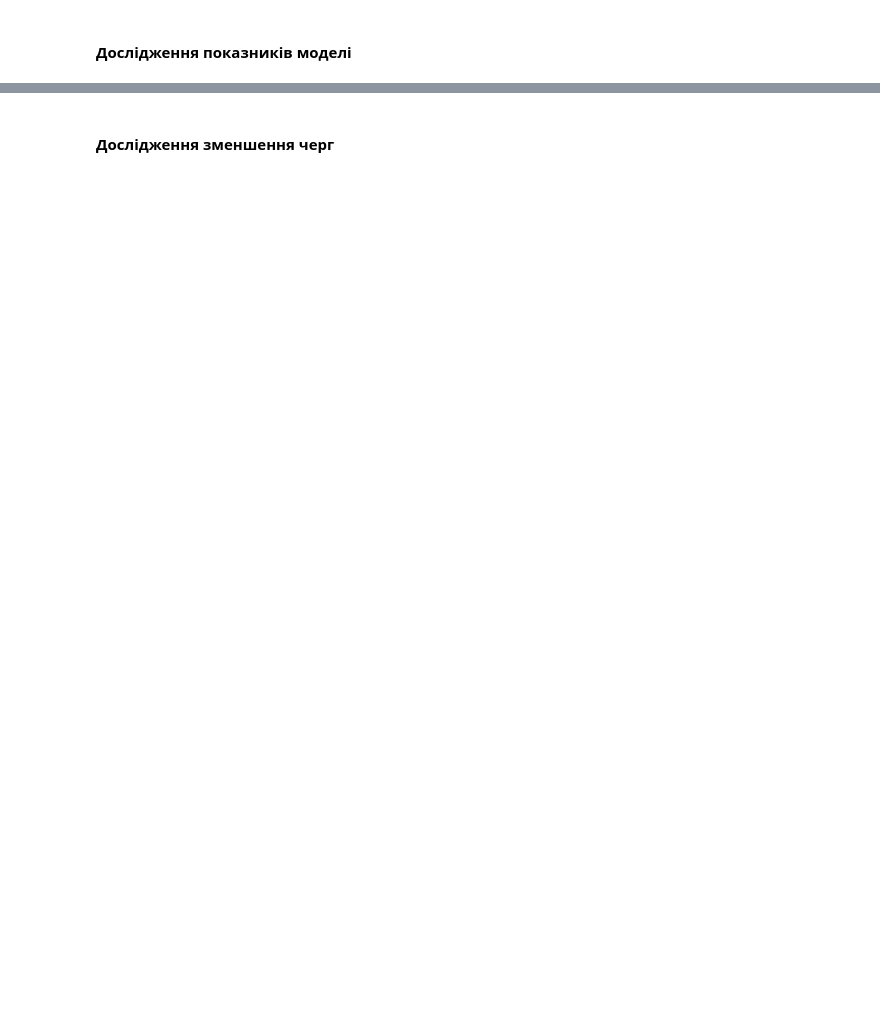
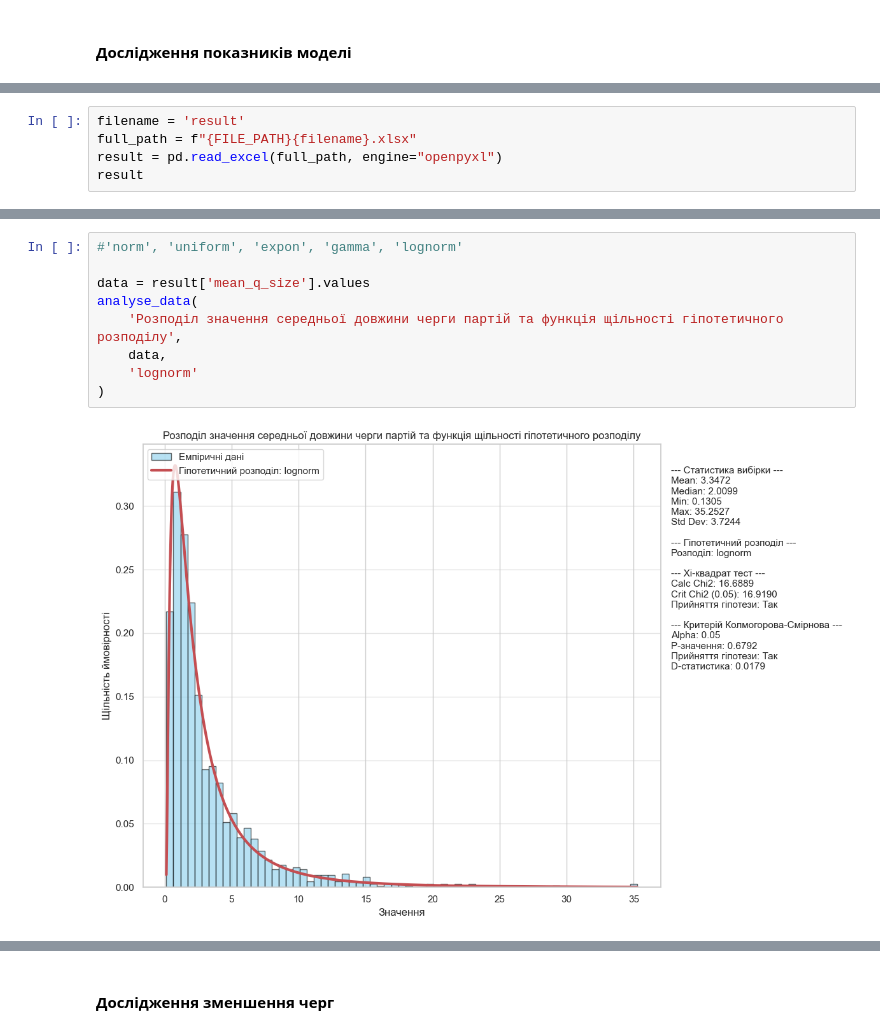
Before and after one commit to IP-14Nezdolii/SM_25, a Jupyter notebook: cursova/results.ipynb, the cells around one changed output, grey strips where cells are left out. Drawn from its saved outputs; the diff is of its cells as text; blank space fills up the shorter version.

```diff
--- a/cursova/results.ipynb
+++ b/cursova/results.ipynb
@@ -323,0 +308,5 @@ plt.show()
+# %%
+filename = 'result'
+full_path = f"{FILE_PATH}{filename}.xlsx"
+result = pd.read_excel(full_path, engine="openpyxl")
+result
@@ -323,0 +346,11 @@ plt.show()
+# %%
+#'norm', 'uniform', 'expon', 'gamma', 'lognorm'
+
+data = result['mean_q_size'].values
+analyse_data(
+    'Розподіл значення середньої довжини черги партій та функція щільності гіпотетичного розподілу',
+    data,
+    'lognorm'
+)
+# %% [output]
+[figure, added]
```
Also changed, not shown: parts of 27 cells of this notebook, 12 other files.
